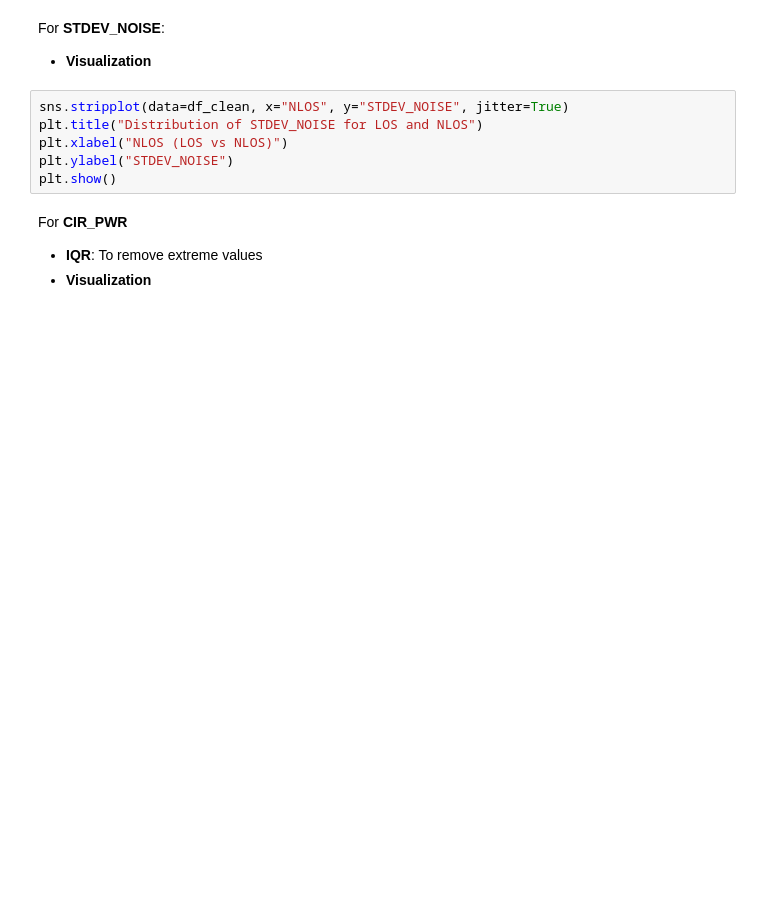
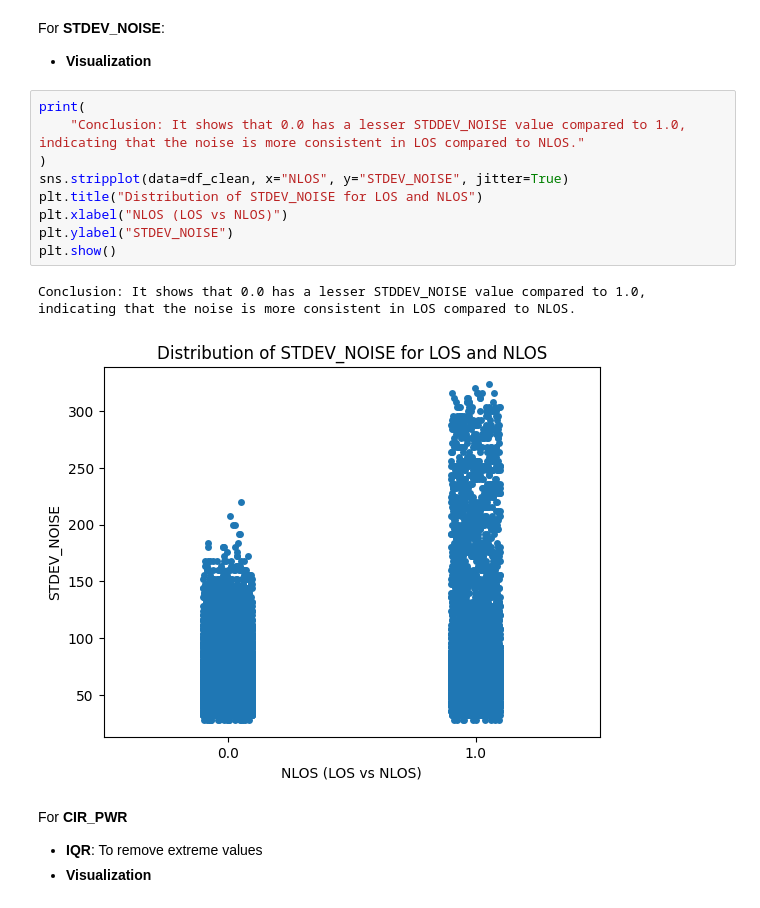
Before and after one commit to janaveniice/UoG-DA_Group17, a Jupyter notebook: los-nlos-model/model.ipynb, the cells around one changed output. Drawn from its saved outputs; the diff is of its cells as text; blank space fills up the shorter version.

```diff
--- a/los-nlos-model/model.ipynb
+++ b/los-nlos-model/model.ipynb
@@ -260,11 +377,17 @@ plt.show()
 For **STDEV_NOISE**:
 - **Visualization**
 # %%
+print(
+    "Conclusion: It shows that 0.0 has a lesser STDDEV_NOISE value compared to 1.0, indicating that the noise is more consistent in LOS compared to NLOS."
+)
 sns.stripplot(data=df_clean, x="NLOS", y="STDEV_NOISE", jitter=True)
 plt.title("Distribution of STDEV_NOISE for LOS and NLOS")
 plt.xlabel("NLOS (LOS vs NLOS)")
 plt.ylabel("STDEV_NOISE")
 plt.show()
+# %% [output]
+Conclusion: It shows that 0.0 has a lesser STDDEV_NOISE value compared to 1.0, indicating that the noise is more consistent in LOS compared to NLOS.
+[figure, added]
 # %% [markdown]
 For **CIR_PWR**
 - **IQR**: To remove extreme values
```
Also changed, not shown: parts of 13 cells of this notebook.
